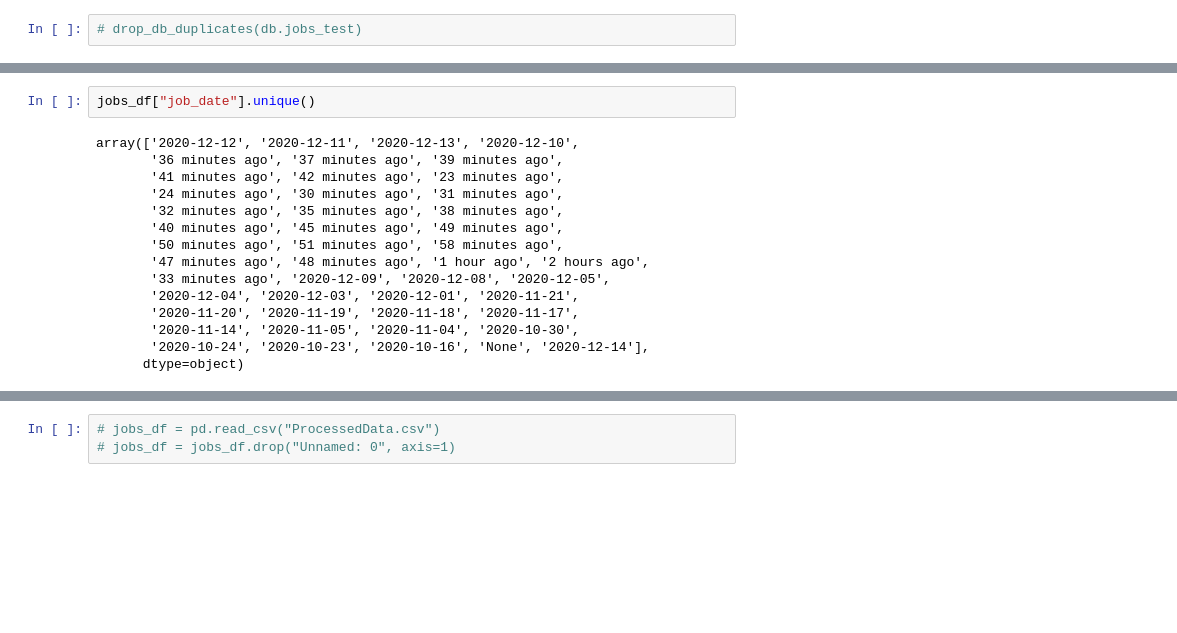
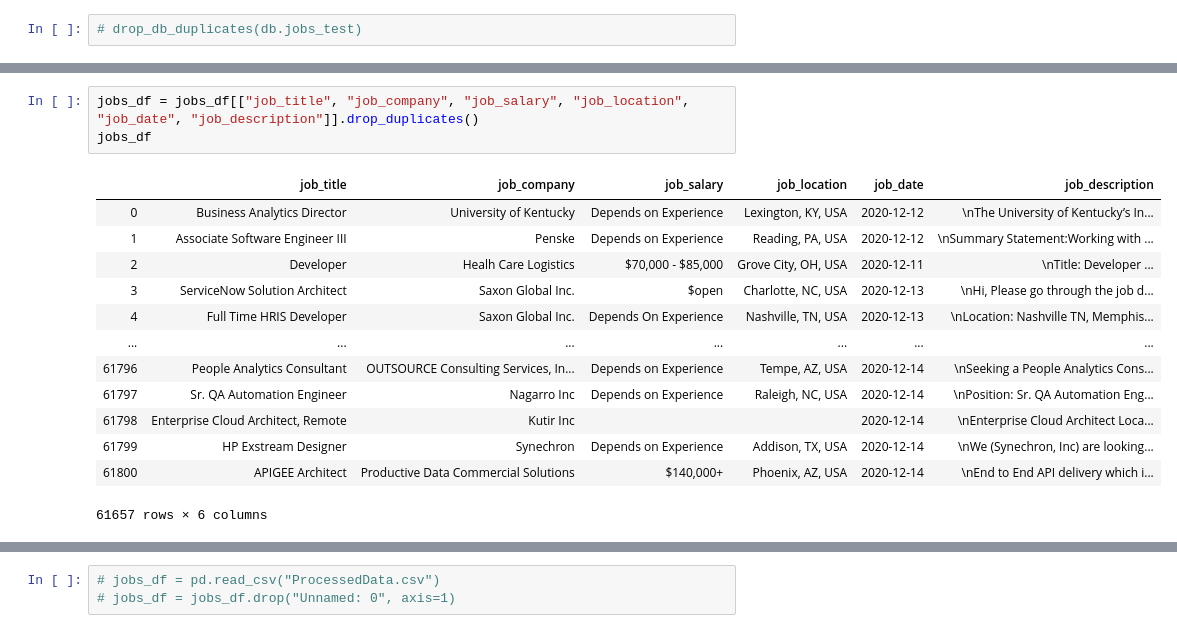
Before and after one commit to florin-vasiliu/Dice-Data-Collection-and-Visualization, a Jupyter notebook: DataCleanup.ipynb, the cells around one changed output, grey strips where cells are left out. Drawn from its saved outputs; the diff is of its cells as text; blank space fills up the shorter version.

```diff
--- a/DataCleanup.ipynb
+++ b/DataCleanup.ipynb
@@ -62,17 +67,17 @@ jobs_df.loc[:, jobs_df.columns != '_id'].drop_duplicates().describe()
-# %%
-jobs_df["job_date"].unique()
-# %% [output]
-array(['2020-12-12', '2020-12-11', '2020-12-13', '2020-12-10',
-       '36 minutes ago', '37 minutes ago', '39 minutes ago',
-       '41 minutes ago', '42 minutes ago', '23 minutes ago',
-       '24 minutes ago', '30 minutes ago', '31 minutes ago',
-       '32 minutes ago', '35 minutes ago', '38 minutes ago',
-       '40 minutes ago', '45 minutes ago', '49 minutes ago',
-       '50 minutes ago', '51 minutes ago', '58 minutes ago',
-       '47 minutes ago', '48 minutes ago', '1 hour ago', '2 hours ago',
-       '33 minutes ago', '2020-12-09', '2020-12-08', '2020-12-05',
-       '2020-12-04', '2020-12-03', '2020-12-01', '2020-11-21',
-       '2020-11-20', '2020-11-19', '2020-11-18', '2020-11-17',
-       '2020-11-14', '2020-11-05', '2020-11-04', '2020-10-30',
-       '2020-10-24', '2020-10-23', '2020-10-16', 'None', '2020-12-14'],
-      dtype=object)
+# %%
+jobs_df = jobs_df[["job_title", "job_company", "job_salary", "job_location", "job_date", "job_description"]].drop_duplicates()
+jobs_df
+# %% [output]
+|  | job_title | job_company | job_salary | job_location | job_date | job_description |
+| 0 | Business Analytics Director | University of Kentucky | Depends on Experience | Lexington, KY, USA | 2020-12-12 | \nThe University of Kentucky’s In... |
+| 1 | Associate Software Engineer III | Penske | Depends on Experience | Reading, PA, USA | 2020-12-12 | \nSummary Statement:Working with ... |
+| 2 | Developer | Healh Care Logistics | $70,000 - $85,000 | Grove City, OH, USA | 2020-12-11 | \nTitle: Developer ... |
+| 3 | ServiceNow Solution Architect | Saxon Global Inc. | $open | Charlotte, NC, USA | 2020-12-13 | \nHi, Please go through the job d... |
+| 4 | Full Time HRIS Developer | Saxon Global Inc. | Depends On Experience | Nashville, TN, USA | 2020-12-13 | \nLocation: Nashville TN, Memphis... |
+| ... | ... | ... | ... | ... | ... | ... |
+| 61796 | People Analytics Consultant | OUTSOURCE Consulting Services, In... | Depends on Experience | Tempe, AZ, USA | 2020-12-14 | \nSeeking a People Analytics Cons... |
+| 61797 | Sr. QA Automation Engineer | Nagarro Inc | Depends on Experience | Raleigh, NC, USA | 2020-12-14 | \nPosition: Sr. QA Automation Eng... |
+| 61798 | Enterprise Cloud Architect, Remote | Kutir Inc |  |  | 2020-12-14 | \nEnterprise Cloud Architect Loca... |
+| 61799 | HP Exstream Designer | Synechron | Depends on Experience | Addison, TX, USA | 2020-12-14 | \nWe (Synechron, Inc) are looking... |
+| 61800 | APIGEE Architect | Productive Data Commercial Solutions | $140,000+ | Phoenix, AZ, USA | 2020-12-14 | \nEnd to End API delivery which i... |
+61657 rows × 6 columns
```
Also changed, not shown: parts of 17 cells of this notebook, 3 other files.
